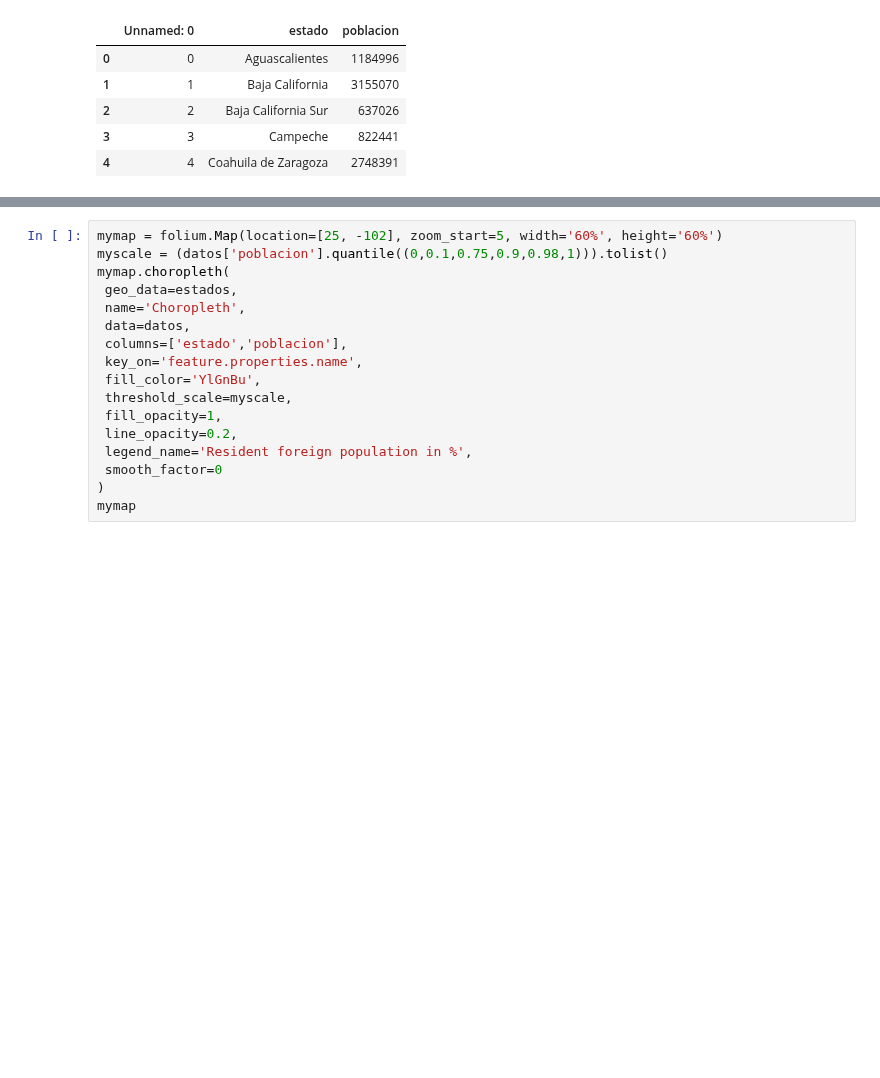
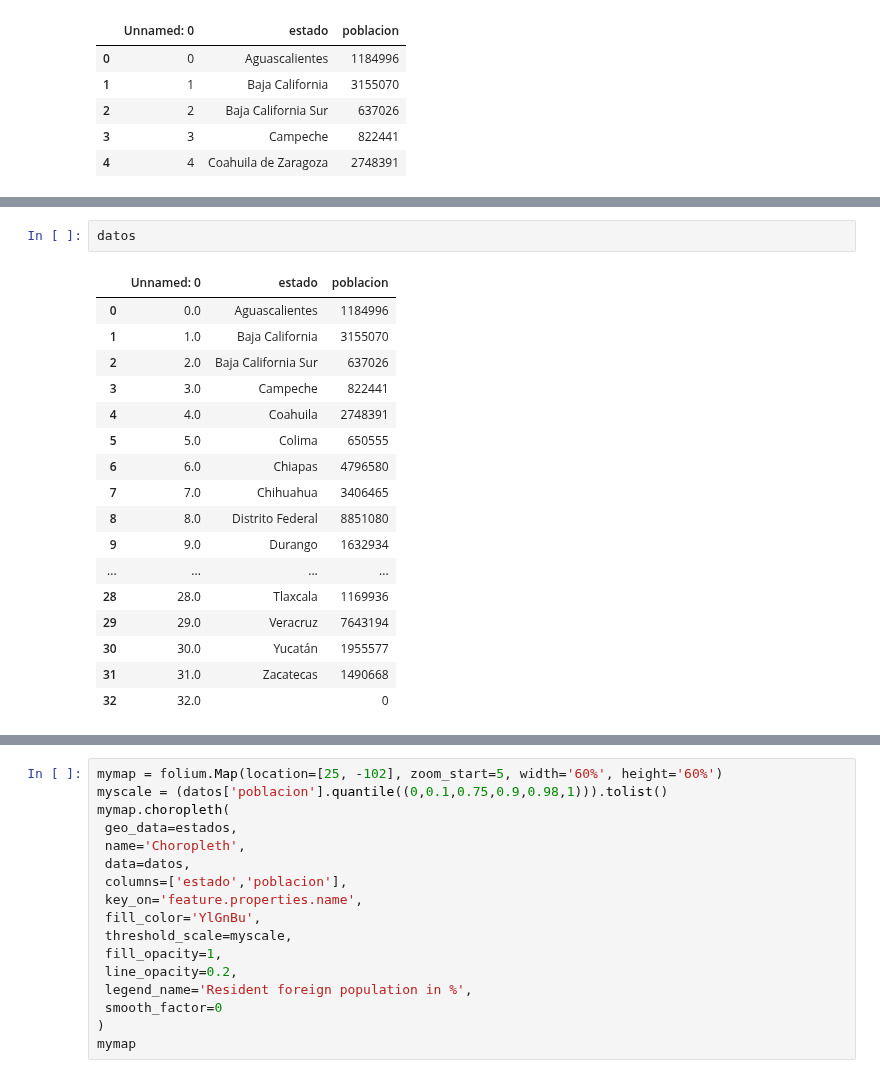
Before and after one commit to earandir/Data-Analyst, a Jupyter notebook: Modulo04/sesion06/Reto-03/mapas_cloropleticos.ipynb, the cells around one changed output, grey strips where cells are left out. Cells and saved outputs as stored; diff of their text form; blank space fills up the shorter version.

```diff
--- a/Modulo04/sesion06/Reto-03/mapas_cloropleticos.ipynb
+++ b/Modulo04/sesion06/Reto-03/mapas_cloropleticos.ipynb
@@ -45,3 +65,23 @@ df.head()
+# %%
+datos
+# %% [output]
+|  | Unnamed: 0 | estado | poblacion |
+| 0 | 0.0 | Aguascalientes | 1184996 |
+| 1 | 1.0 | Baja California | 3155070 |
+| 2 | 2.0 | Baja California Sur | 637026 |
+| 3 | 3.0 | Campeche | 822441 |
+| 4 | 4.0 | Coahuila | 2748391 |
+| 5 | 5.0 | Colima | 650555 |
+| 6 | 6.0 | Chiapas | 4796580 |
+| 7 | 7.0 | Chihuahua | 3406465 |
+| 8 | 8.0 | Distrito Federal | 8851080 |
+| 9 | 9.0 | Durango | 1632934 |
+| ... | ... | ... | ... |
+| 28 | 28.0 | Tlaxcala | 1169936 |
+| 29 | 29.0 | Veracruz | 7643194 |
+| 30 | 30.0 | Yucatán | 1955577 |
+| 31 | 31.0 | Zacatecas | 1490668 |
+| 32 | 32.0 |  | 0 |
 # %%
 estados = f'https://raw.githubusercontent.com/manu-msr/beduadp/master/Datasets/mexico.json'
 poblacion = f'https://raw.githubusercontent.com/manu-msr/beduadp/master/Datasets/poblacion_mexico_2010.csv'
```
Also changed, not shown: parts of 2 cells of this notebook.
